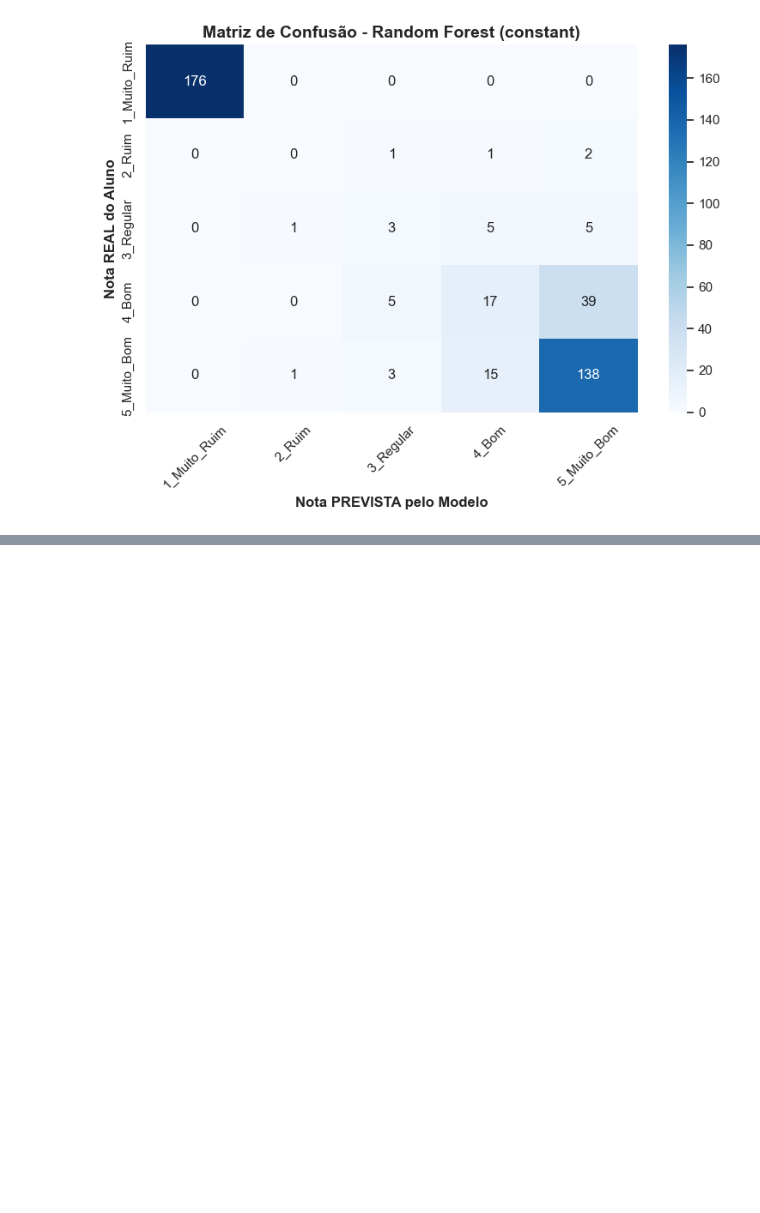
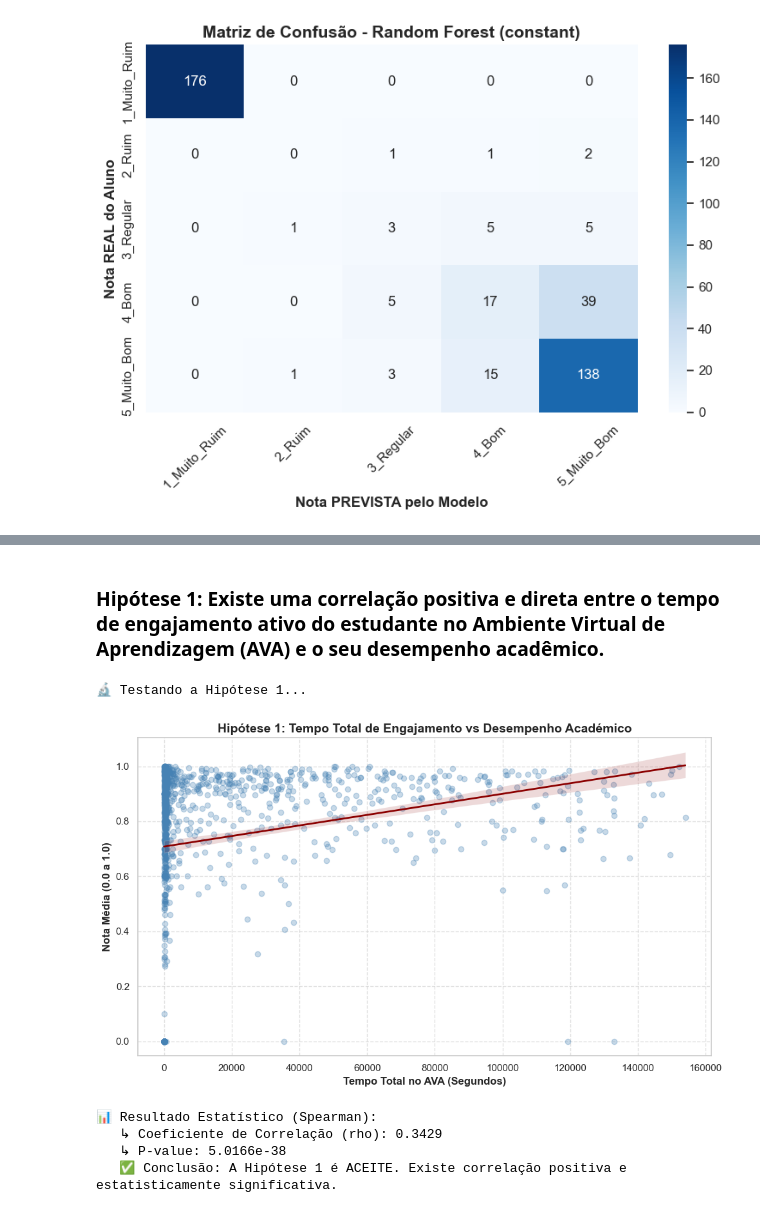
Before and after one commit to Danilus04/Topicos-Trabalho-Final, a Jupyter notebook: main.ipynb, the cells around one changed output, grey strips where cells are left out. Saved outputs shown, nothing was run; the diff lists cells and outputs as text; code cells hidden in the pictures; blank space fills up the shorter version.

```diff
--- a/main.ipynb
+++ b/main.ipynb
@@ -553,0 +598,58 @@ Aplicando imputação: constant...
+# %% [markdown]
+### Hipótese 1: Existe uma correlação positiva e direta entre o tempo de engajamento ativo do estudante no Ambiente Virtual de Aprendizagem (AVA) e o seu desempenho acadêmico.
+# %%
+# ==========================================
+# TESTE DA HIPÓTESE 1: Tempo de Engajamento vs Desempenho
+# ==========================================
+import matplotlib.pyplot as plt
+import seaborn as sns
+from scipy.stats import spearmanr
+import numpy as np
+
+print("🔬 Testando a Hipótese 1...")
+
+# 1. Preparar a base unificada (Garantindo a penalidade dos evadidos com fillna 0.0)
+df_hipoteses = pd.merge(df_final, df_target, on='username', how='left')
+df_hipoteses['nota_media'] = df_hipoteses['nota_media'].fillna(0.0)
+
+# 2. Remover outliers extremos de tempo apenas para a visualização gráfica ficar limpa
+limite_tempo = df_hipoteses['media_tempo_resposta_seg'].quantile(0.95)
+df_plot_h1 = df_hipoteses[df_hipoteses['media_tempo_resposta_seg'] <= limite_tempo]
+
+# 3. Gráfico de Dispersão com Regressão
+plt.figure(figsize=(10, 6))
+sns.regplot(
+    data=df_plot_h1,
+    x='media_tempo_resposta_seg',
+    y='nota_media',
+    scatter_kws={'alpha':0.3, 'color': 'steelblue'},
+    line_kws={'color':'darkred', 'linewidth': 2}
+)
+
+plt.title('Hipótese 1: Tempo Total de Engajamento vs Desempenho Académico', fontweight='bold', fontsize=14)
+plt.xlabel('Tempo Total no AVA (Segundos)', fontweight='bold')
+plt.ylabel('Nota Média (0.0 a 1.0)', fontweight='bold')
+plt.grid(True, linestyle='--', alpha=0.6)
+plt.tight_layout()
+plt.show()
+
+# 4. Prova Estatística (Spearman)
+corr_h1, p_value_h1 = spearmanr(df_hipoteses['media_tempo_resposta_seg'], df_hipoteses['nota_media'], nan_policy='omit')
+print(f"📊 Resultado Estatístico (Spearman):")
+print(f"   ↳ Coeficiente de Correlação (rho): {corr_h1:.4f}")
+print(f"   ↳ P-value: {p_value_h1:.4e}")
+
+if p_value_h1 < 0.05:
+    if corr_h1 > 0:
+        print("   ✅ Conclusão: A Hipótese 1 é ACEITE. Existe correlação positiva e estatisticamente significativa.")
+    else:
+        print("   ❌ Conclusão: A Hipótese 1 é REJEITADA. A correlação é negativa.")
+else:
+    print("   ❌ Conclusão: A Hipótese 1 é REJEITADA. O resultado não tem significância estatística (p > 0.05).")
+# %% [output]
+🔬 Testando a Hipótese 1...
+[figure, added]
+📊 Resultado Estatístico (Spearman):
+   ↳ Coeficiente de Correlação (rho): 0.3429
+   ↳ P-value: 5.0166e-38
+   ✅ Conclusão: A Hipótese 1 é ACEITE. Existe correlação positiva e estatisticamente significativa.
```
Also changed, not shown: parts of 4 cells of this notebook.
